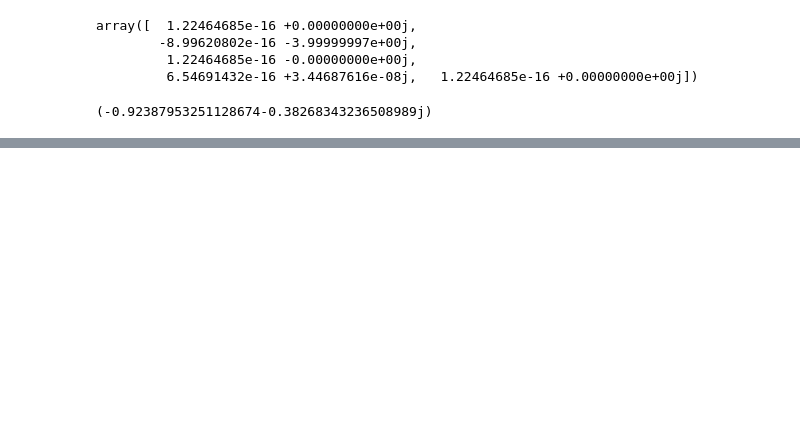
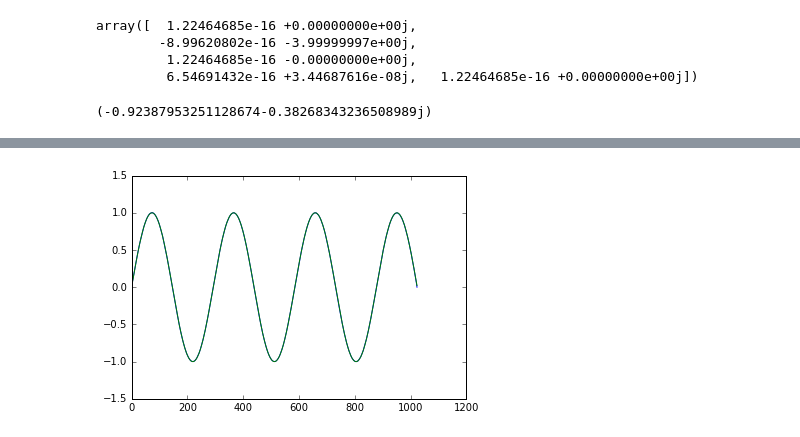
Before and after one commit to hamling-ling/OsakanaFFT, a Jupyter notebook: research/research.ipynb, the cells around one changed output, grey strips where cells are left out. Drawn from its saved outputs; the diff is of its cells as text; code cells hidden in the pictures; blank space fills up the shorter version.

```diff
--- a/research/research.ipynb
+++ b/research/research.ipynb
@@ -48,0 +54,7 @@ print(f[0:10])
+# %%
+fft_dat=np.loadtxt('N1024_Q78_ifft.dat', delimiter=',')
+plt.plot(fft_dat[:,0])
+plt.plot(x)
+#plt.show()
+# %% [output]
+[figure, added]
```
Also changed, not shown: parts of 3 cells of this notebook, 7 other files.
